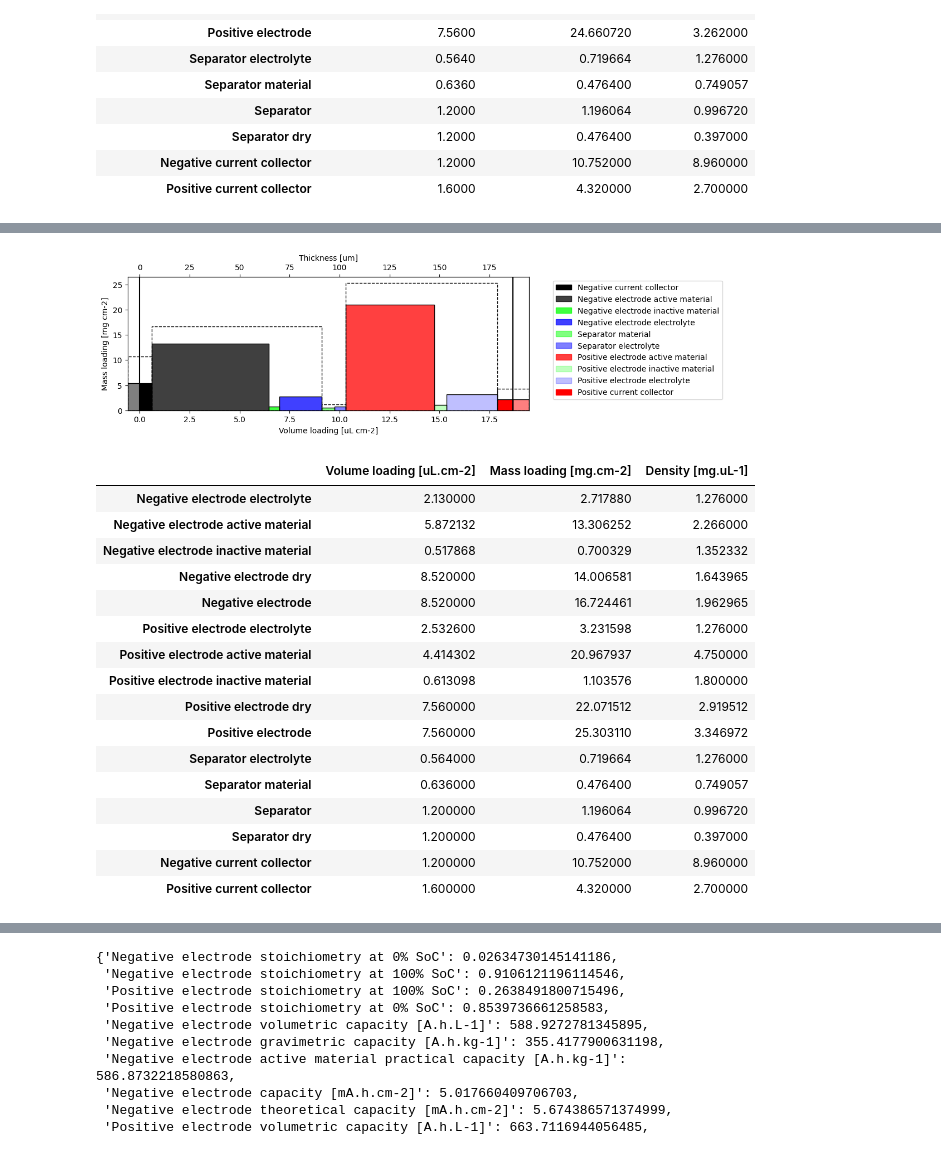
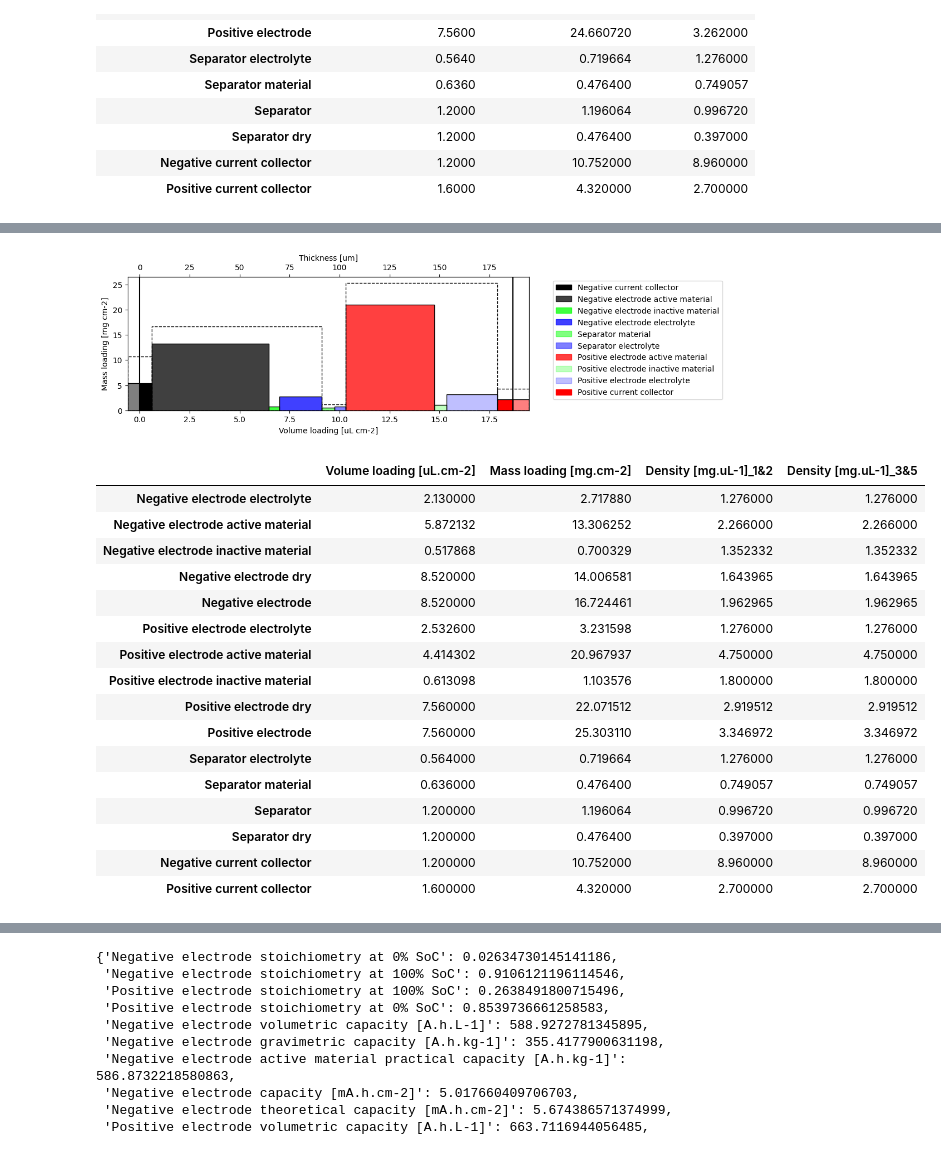
Before and after one commit to pybamm-team/pybamm-tea, a Jupyter notebook: examples/masses_and_volumes.ipynb, the cells around one changed output, grey strips where cells are left out. Cells and saved outputs as stored; diff of their text form; code cells hidden in the pictures.

```diff
--- a/examples/masses_and_volumes.ipynb
+++ b/examples/masses_and_volumes.ipynb
@@ -72,5 +70,5 @@ If both dry separator density and separator material density are given, the poro
 # %%
-input["Separator dry density [kg.m-3]"] = 397
+input["Separator dry density [kg.m-3]"] = pybamm.ParameterValues("Chen2020").get("Separator density [kg.m-3]")
 tea_class = pybamm_tea.TEA(base, input)
 tea_class.plot_masses_and_volumes()
 tea_class.masses_and_volumes_dataframe
@@ -148,73 +139,76 @@ A short summary:
 &
 \end{aligned}
 # %%
-# create four electrode input parameter-sets with different input parameters
-positive_electrode_1 = {
-    "Positive electrode inactive material density [kg.m-3]": 1800, # PVDF and CB
+# create an input parameter-set considering "inactive material density"
+electrode_1 = {
+    "Positive electrode inactive material density [kg.m-3]": 1800, # PVdF and CB
     "Positive electrode active material dry mass fraction": 0.95,
     "Positive electrode active material density [kg.m-3]": 4750, # NMC
 }
-
-negative_electrode_2 = {
+# create an input parameter-set to calculate the inactive material density from conductive additive- and binder densities
+electrode_2 = {
     "Negative electrode binder density [kg.m-3]": (2 * 940 + 1600) / 3, # 2:1 CMC:SBR
     "Negative electrode conductive additive density [kg.m-3]": 1800, # CB
     "Negative electrode binder dry mass fraction": 0.03,
     "Negative electrode conductive additive dry mass fraction": 0.02,
     "Negative electrode active material density [kg.m-3]": 2266, # Graphite
 }
 
-positive_electrode_3 = {
-    "Positive electrode dry density [kg.m-3]": 3000, # NMC + PVDF + CB
-    "Positive electrode active material dry mass fraction": 0.95,
-    "Positive electrode active material density [kg.m-3]": 4750, # NMC
-    #"Positive electrode inactive material density [kg.m-3]": 1800, # PVDF + CB
-}
-
-negative_electrode_4 = {
-    "Negative electrode dry density [kg.m-3]": 1700, # Graphite + CMC + SBR + CB
-    "Negative electrode active material dry mass fraction": 0.95,
-    "Negative electrode active material density [kg.m-3]": 2266, # Graphite
-    "Negative electrode inactive material density [kg.m-3]": 1400, # CMC + SBR + CB
-}
-
 # copy input and update with new parameters
 inputs_1_2 = input.copy()
-inputs_1_2.update(positive_electrode_1)
-inputs_1_2.update(negative_electrode_2)
+inputs_1_2.update(electrode_1)
+inputs_1_2.update(electrode_2)
 
 # create a TEA class
 tea_class_1_2 = pybamm_tea.TEA(base, inputs_1_2)
 tea_class_1_2.plot_masses_and_volumes()
-display(tea_class_1_2.masses_and_volumes_dataframe)
+
+# create an input parameter-set to calculate the inactive material density from the dry electrode density and active material density
+electrode_3 = {
+    "Positive electrode dry density [kg.m-3]": tea_class_1_2.parameter_values.get("Positive electrode dry density [kg.m-3]"),
+    "Positive electrode active material dry mass fraction": 0.95,
+    "Positive electrode active material density [kg.m-3]": 4750,
+}
+# create an input parameter-set to calculate the porosity from the dry electrode-, active- and inactive material density
+electrode_5 = {
+    "Negative electrode dry density [kg.m-3]": tea_class_1_2.parameter_values.get("Negative electrode dry density [kg.m-3]"),
+    "Negative electrode active material dry mass fraction": 0.95,
+    "Negative electrode active material density [kg.m-3]": 2266,
+    "Negative electrode inactive material density [kg.m-3]": tea_class_1_2.parameter_values.get("Negative electrode inactive material density [kg.m-3]"),
+}
 
 # copy input and update with new parameters
-# inputs_3_4 = input.copy()
-# inputs_3_4.update(positive_electrode_3)
-# inputs_3_4.update(negative_electrode_4)
+inputs_3_5 = input.copy()
+inputs_3_5.update(electrode_3)
+inputs_3_5.update(electrode_5)
 
 # create a TEA class
-# tea_class_3_4 = pybamm_tea.TEA(base, input)
-# tea_class_3_4.plot_masses_and_volumes()
-# tea_class_3_4.masses_and_volumes_dataframe
+tea_class_3_5 = pybamm_tea.TEA(base, inputs_3_5)
+
+# join the dataframes on the index
+masses_and_volumes = tea_class_1_2.masses_and_volumes_dataframe.join(tea_class_3_5.masses_and_volumes_dataframe['Density [mg.uL-1]'], lsuffix='_1&2', rsuffix='_3&5')
+
+# display the joined dataframe
+display(masses_and_volumes)
 # %% [output]
 [figure]
-|  | Volume loading [uL.cm-2] | Mass loading [mg.cm-2] | Density [mg.uL-1] |
-| Negative electrode electrolyte | 2.130000 | 2.717880 | 1.276000 |
-| Negative electrode active material | 5.872132 | 13.306252 | 2.266000 |
-| Negative electrode inactive material | 0.517868 | 0.700329 | 1.352332 |
-| Negative electrode dry | 8.520000 | 14.006581 | 1.643965 |
-| Negative electrode | 8.520000 | 16.724461 | 1.962965 |
-| Positive electrode electrolyte | 2.532600 | 3.231598 | 1.276000 |
-| Positive electrode active material | 4.414302 | 20.967937 | 4.750000 |
-| Positive electrode inactive material | 0.613098 | 1.103576 | 1.800000 |
-| Positive electrode dry | 7.560000 | 22.071512 | 2.919512 |
-| Positive electrode | 7.560000 | 25.303110 | 3.346972 |
-| Separator electrolyte | 0.564000 | 0.719664 | 1.276000 |
-| Separator material | 0.636000 | 0.476400 | 0.749057 |
-| Separator | 1.200000 | 1.196064 | 0.996720 |
-| Separator dry | 1.200000 | 0.476400 | 0.397000 |
-| Negative current collector | 1.200000 | 10.752000 | 8.960000 |
-| Positive current collector | 1.600000 | 4.320000 | 2.700000 |
+|  | Volume loading [uL.cm-2] | Mass loading [mg.cm-2] | Density [mg.uL-1]_1&2 | Density [mg.uL-1]_3&5 |
+| Negative electrode electrolyte | 2.130000 | 2.717880 | 1.276000 | 1.276000 |
+| Negative electrode active material | 5.872132 | 13.306252 | 2.266000 | 2.266000 |
+| Negative electrode inactive material | 0.517868 | 0.700329 | 1.352332 | 1.352332 |
+| Negative electrode dry | 8.520000 | 14.006581 | 1.643965 | 1.643965 |
+| Negative electrode | 8.520000 | 16.724461 | 1.962965 | 1.962965 |
+| Positive electrode electrolyte | 2.532600 | 3.231598 | 1.276000 | 1.276000 |
+| Positive electrode active material | 4.414302 | 20.967937 | 4.750000 | 4.750000 |
+| Positive electrode inactive material | 0.613098 | 1.103576 | 1.800000 | 1.800000 |
+| Positive electrode dry | 7.560000 | 22.071512 | 2.919512 | 2.919512 |
+| Positive electrode | 7.560000 | 25.303110 | 3.346972 | 3.346972 |
+| Separator electrolyte | 0.564000 | 0.719664 | 1.276000 | 1.276000 |
+| Separator material | 0.636000 | 0.476400 | 0.749057 | 0.749057 |
+| Separator | 1.200000 | 1.196064 | 0.996720 | 0.996720 |
+| Separator dry | 1.200000 | 0.476400 | 0.397000 | 0.397000 |
+| Negative current collector | 1.200000 | 10.752000 | 8.960000 | 8.960000 |
+| Positive current collector | 1.600000 | 4.320000 | 2.700000 | 2.700000 |
 # %% [markdown]
 ### Stack energy densities
 
```
Also changed, not shown: parts of 4 cells of this notebook, 4 other files.
